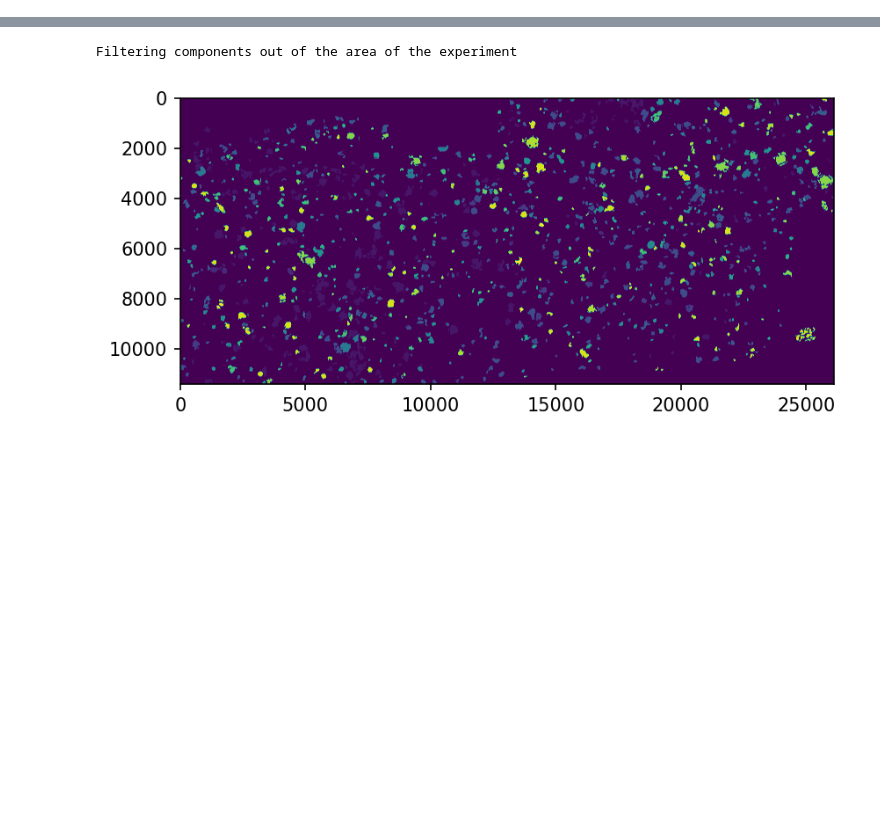
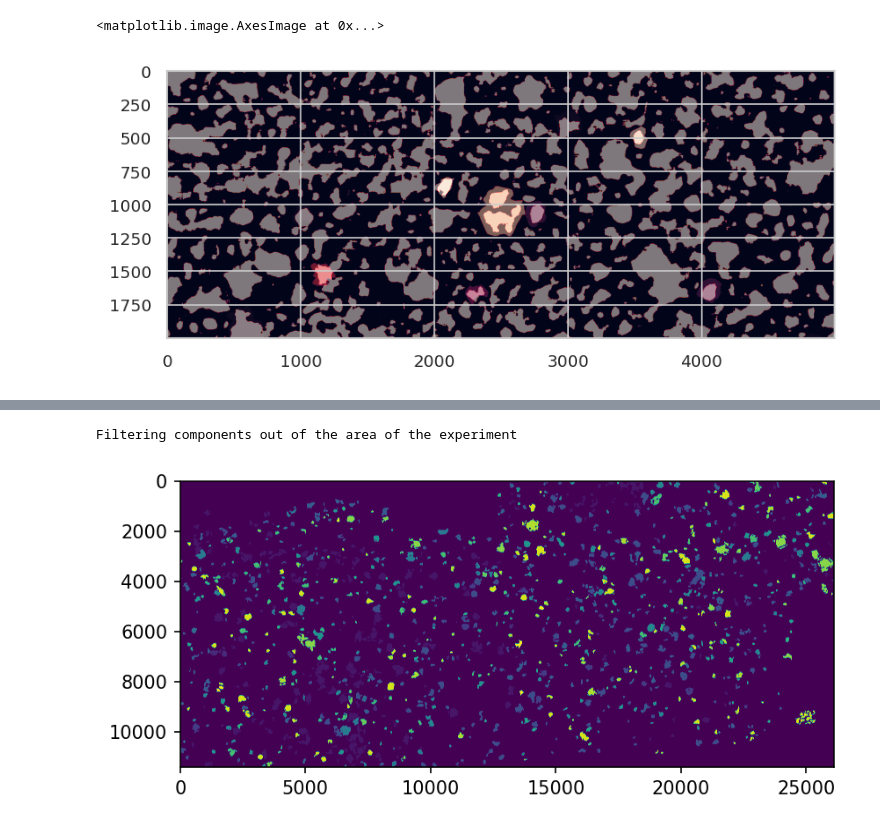
Before and after one commit to Green-AI-Lab-GAIA/multi-task-fcn, a Jupyter notebook: exploration_notebooks/show_comp_selection.ipynb, the cells around one changed output, grey strips where cells are left out. Drawn from its saved outputs; the diff is of its cells as text; code cells hidden in the pictures; blank space fills up the shorter version.

```diff
--- a/exploration_notebooks/show_comp_selection.ipynb
+++ b/exploration_notebooks/show_comp_selection.ipynb
@@ -86,0 +116,12 @@ new_pred_map = filter_map_by_depth_prob(
+# %%
+
+plt.figure(dpi=150)
+plt.imshow(
+    depth_pred[6000:8000, 5000:10_000] > 0.3
+)
+plt.imshow(
+    TEST_GT[6000:8000, 5000:10_000], alpha=0.5
+)
+# %% [output]
+<matplotlib.image.AxesImage at 0x...>
+[figure, added]
```
Also changed, not shown: parts of 13 cells of this notebook, 1 other file.
